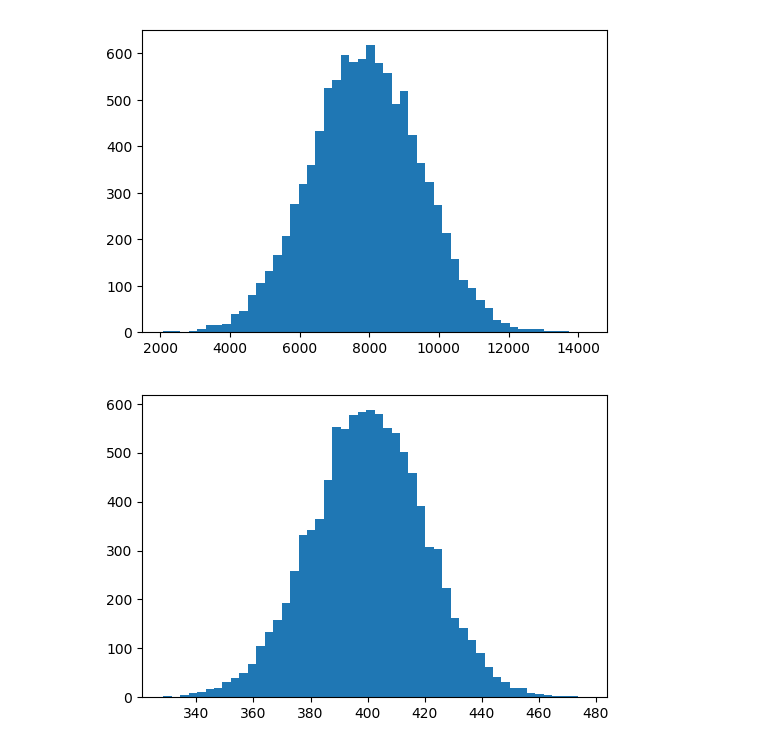
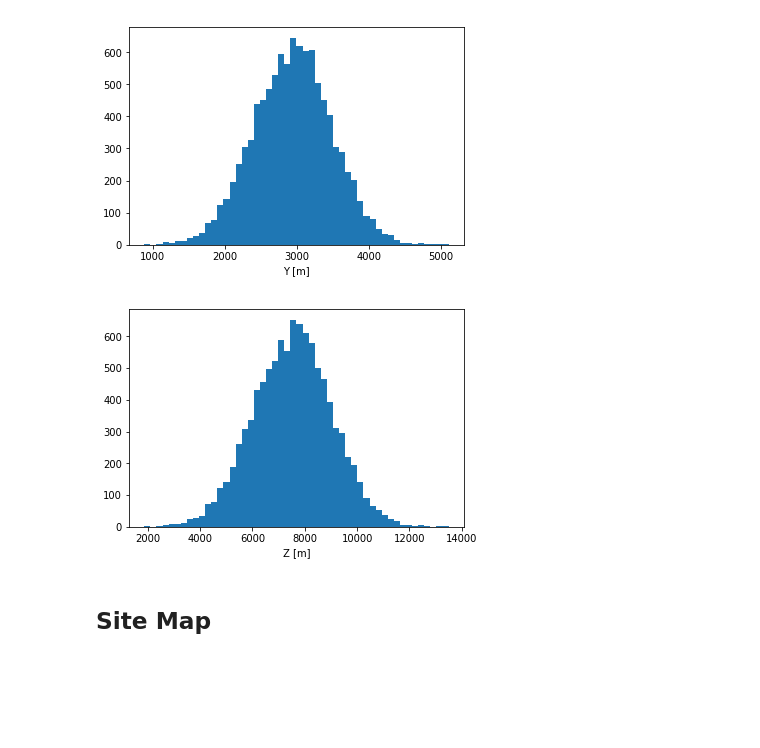
Before and after one commit to vuillaut/pschitt, a Jupyter notebook: notebooks/example.ipynb, the cells around one changed output. Cells and saved outputs as stored; diff of their text form; code cells hidden in the pictures; blank space fills up the shorter version.

```diff
--- a/notebooks/example.ipynb
+++ b/notebooks/example.ipynb
@@ -20,11 +16,11 @@ shower = sky.shower()
 shower.impact_point = np.array([400,200,0])
 
 #shower direction
-shower.alt = math.radians(80)
+shower.alt = math.radians(70)
 shower.az = math.radians(90)
 
-#pointing direction
-talt = math.radians(81)
+#pointing direction off-axis
+talt = math.radians(71)
 taz = math.radians(89)
 
 #shower parameters
@@ -57,9 +67,13 @@ viz.plot_shower3d(shower, alltel, density_color=True)
+# %%
+plt.hist(shower.particles[:,1], bins=50);
+plt.xlabel("Y [m]");
+# %% [output]
+[figure, added]
 # %%
 plt.hist(shower.particles[:,2], bins=50);
+plt.xlabel("Z [m]");
 # %% [output]
-[figure, old version]
+[figure, new version]
-# %%
-plt.hist(shower.particles[:,0], bins=50);
-# %% [output]
-[figure, removed]
+# %% [markdown]
+## Site Map
 # %%
```
Also changed, not shown: parts of 91 cells of this notebook.
